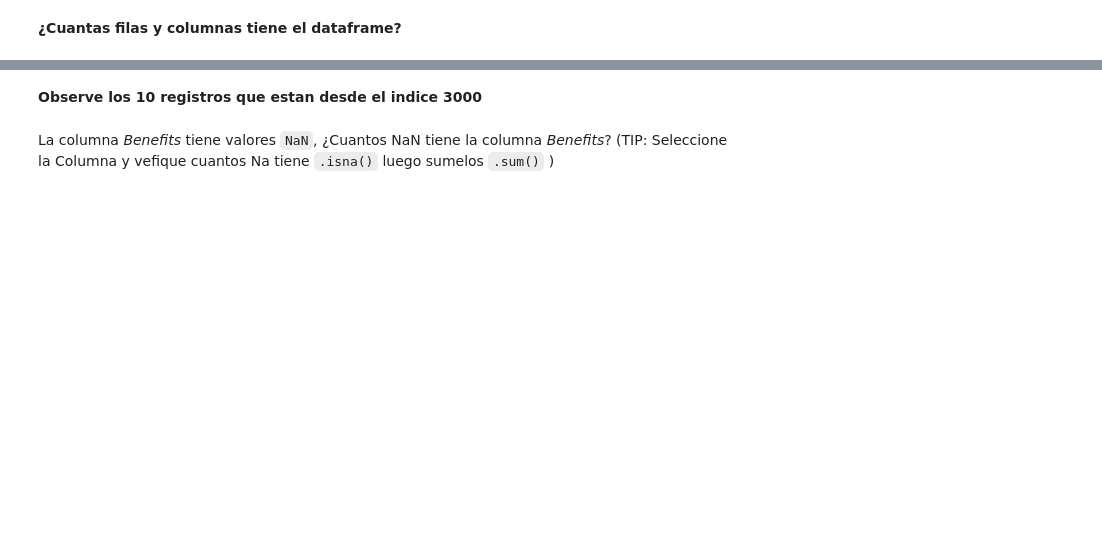
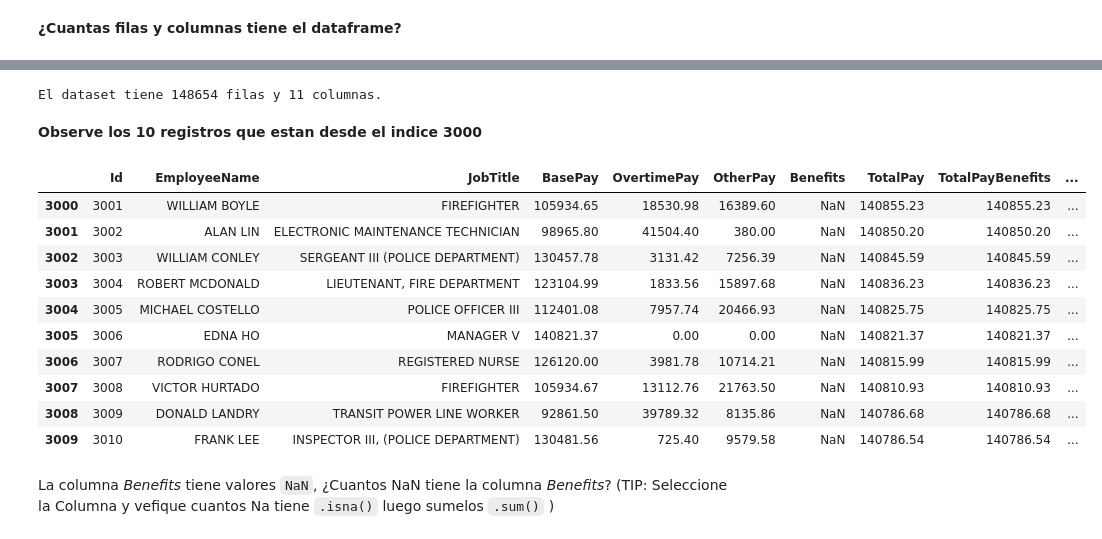
Before and after one commit to jimenass394-ctrl/ciencia-datos-curso, a Jupyter notebook: tarea_01_pandas_ingestion.ipynb, the cells around one changed output, grey strips where cells are left out. Saved outputs shown, nothing was run; the diff lists cells and outputs as text; code cells hidden in the pictures; blank space fills up the shorter version.

```diff
--- a/tarea_01_pandas_ingestion.ipynb
+++ b/tarea_01_pandas_ingestion.ipynb
@@ -17,0 +16,12 @@ https://raw.githubusercontent.com/dpalacioj/DataAI-Fundamentos-Aplicaciones/main
+# %%
+# Copie el código aca
+
+import pandas as pd
+
+url = "https://raw.githubusercontent.com/dpalacioj/DataAI-Fundamentos-Aplicaciones/main/Analitica/ciencia_datos_con_python/tareas/datos/Salaries.csv"
+
+salarios = pd.read_csv(url)
+
+print(salarios.head())
+print(salarios.shape)
+print(salarios.dtypes)
@@ -34,3 +80,5 @@ entonces todos los valores son *NaN* en esas columnas
+# %%
+salarios.drop(['Notes', 'Status'], axis=1, inplace=True)
 # %% [markdown]
 **¿Cual es la nueva información del dataframe?**
 # %%
@@ -55,7 +135,27 @@ entonces todos los valores son *NaN* en esas columnas
+# %%
+# Copie el código aca
+salarios.shape
+print(f"El dataset tiene {salarios.shape[0]} filas y {salarios.shape[1]} columnas.")
+# %% [output]
+El dataset tiene 148654 filas y 11 columnas.
 # %% [markdown]
 **Observe los 10 registros que estan desde el indice 3000**
 # %%
 # Copie el código aca
+
+salarios.iloc[3000:3010]
+# %% [output]
+|  | Id | EmployeeName | JobTitle | BasePay | OvertimePay | OtherPay | Benefits | TotalPay | TotalPayBenefits | ... |
+| 3000 | 3001 | WILLIAM BOYLE | FIREFIGHTER | 105934.65 | 18530.98 | 16389.60 | NaN | 140855.23 | 140855.23 | ... |
+| 3001 | 3002 | ALAN LIN | ELECTRONIC MAINTENANCE TECHNICIAN | 98965.80 | 41504.40 | 380.00 | NaN | 140850.20 | 140850.20 | ... |
+| 3002 | 3003 | WILLIAM CONLEY | SERGEANT III (POLICE DEPARTMENT) | 130457.78 | 3131.42 | 7256.39 | NaN | 140845.59 | 140845.59 | ... |
+| 3003 | 3004 | ROBERT MCDONALD | LIEUTENANT, FIRE DEPARTMENT | 123104.99 | 1833.56 | 15897.68 | NaN | 140836.23 | 140836.23 | ... |
+| 3004 | 3005 | MICHAEL COSTELLO | POLICE OFFICER III | 112401.08 | 7957.74 | 20466.93 | NaN | 140825.75 | 140825.75 | ... |
+| 3005 | 3006 | EDNA HO | MANAGER V | 140821.37 | 0.00 | 0.00 | NaN | 140821.37 | 140821.37 | ... |
+| 3006 | 3007 | RODRIGO CONEL | REGISTERED NURSE | 126120.00 | 3981.78 | 10714.21 | NaN | 140815.99 | 140815.99 | ... |
+| 3007 | 3008 | VICTOR HURTADO | FIREFIGHTER | 105934.67 | 13112.76 | 21763.50 | NaN | 140810.93 | 140810.93 | ... |
+| 3008 | 3009 | DONALD LANDRY | TRANSIT POWER LINE WORKER | 92861.50 | 39789.32 | 8135.86 | NaN | 140786.68 | 140786.68 | ... |
+| 3009 | 3010 | FRANK LEE | INSPECTOR III, (POLICE DEPARTMENT) | 130481.56 | 725.40 | 9579.58 | NaN | 140786.54 | 140786.54 | ... |
 # %% [markdown]
 
 La columna *Benefits* tiene valores `NaN`, ¿Cuantos NaN tiene la columna *Benefits*? (TIP: Seleccione la Columna y vefique cuantos Na tiene `.isna()` luego sumelos `.sum()` )
```
Also changed, not shown: parts of 53 cells of this notebook, 1 other file.
